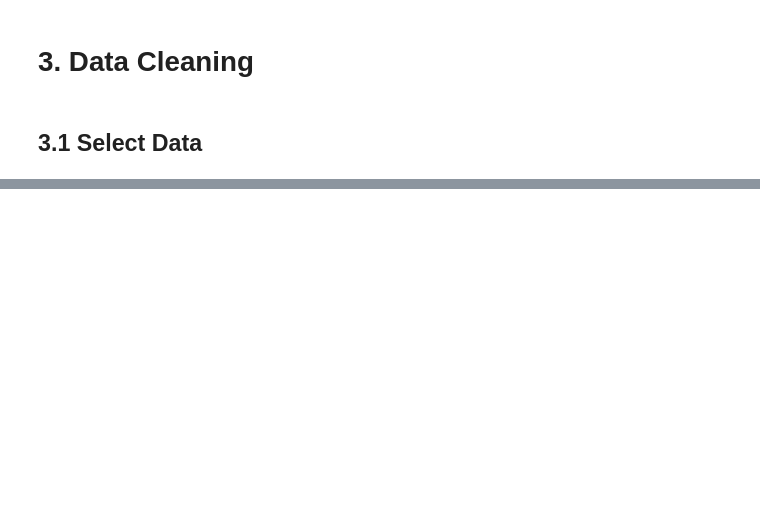
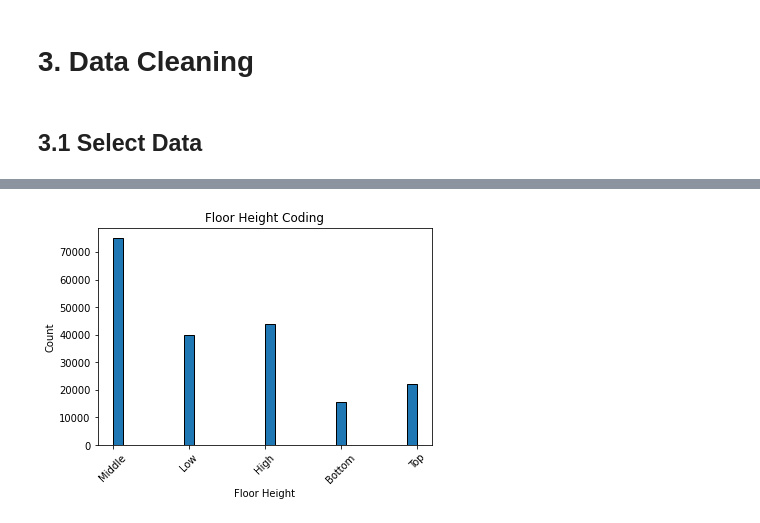
Before and after one commit to YuanhangHou/aws-instance-duplicate, a Jupyter notebook: ITERATION 4 BDAS.ipynb, the cells around one changed output, grey strips where cells are left out. Cells and saved outputs as stored; diff of their text form; code cells hidden in the pictures; blank space fills up the shorter version.

```diff
--- a/ITERATION 4 BDAS.ipynb
+++ b/ITERATION 4 BDAS.ipynb
@@ -327,0 +454,12 @@ The shape of the DataFrame is: (197129, 26)
+# %%
+from pyspark.sql import functions as F
+def makeConsistent(spark_df, column, searchWord, changeTo):
+    return spark_df.withColumn(column,
+                               F.when(F.col(column) == searchWord, changeTo).otherwise(F.col(column)))
+# %%
+df = makeConsistent(df, "Floor Height English", "Miffle", "Middle")
+df = makeConsistent(df, "Floor Height English", "Mihhle", "Middle")
+df = makeConsistent(df, "Floor Height English", "Missle", "Middle")
+df = makeConsistent(df, "Floor Height English", "Mittle", "Middle")
+df = makeConsistent(df, "Floor Height English", "Mixxle", "Middle")
+df = makeConsistent(df, "Floor Height English", "Miyyle", "Middle")
@@ -327,0 +473,14 @@ The shape of the DataFrame is: (197129, 26)
+# %%
+# check coding inconsistency in Floor Height English
+pdf = df.toPandas()
+
+plt.hist(pdf['Floor Height English'], bins=30, edgecolor='black')
+
+# Customize the plot
+plt.title('Floor Height Coding')
+plt.xlabel('Floor Height')
+plt.ylabel('Count')
+plt.xticks(rotation=45)
+plt.show()
+# %% [output]
+[figure, added]
```
Also changed, not shown: parts of 26 cells of this notebook.
